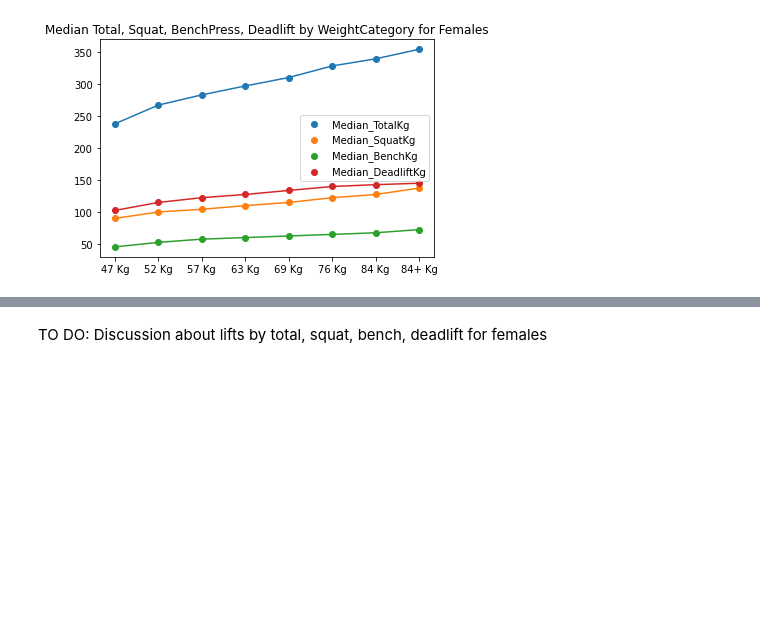
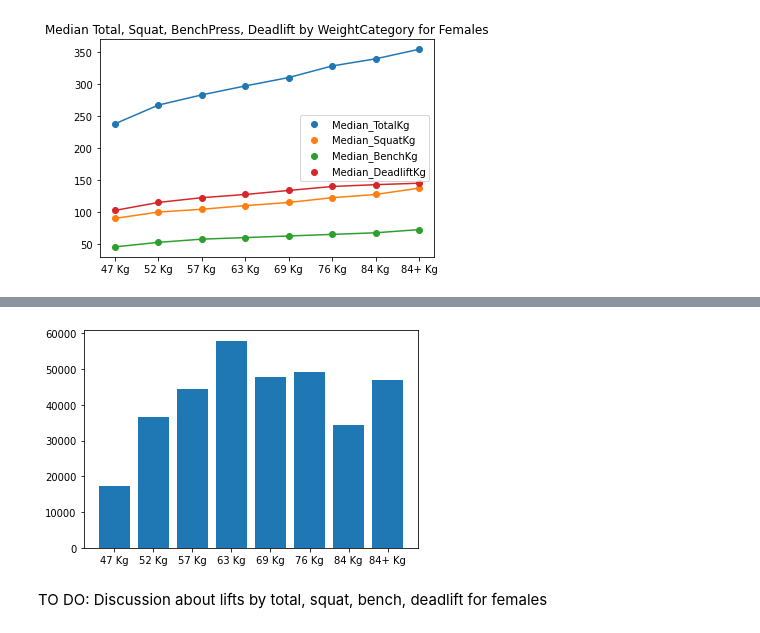
Before and after one commit to kim-jason/PowerliftingDataset, a Jupyter notebook: Powerlifting_Data_Science_Project.ipynb, the cells around one changed output, grey strips where cells are left out. Drawn from its saved outputs; the diff is of its cells as text; code cells hidden in the pictures; blank space fills up the shorter version.

```diff
--- a/Powerlifting_Data_Science_Project.ipynb
+++ b/Powerlifting_Data_Science_Project.ipynb
@@ -1074,0 +1069,4 @@ dtype: int64
+# %%
+all_lifts_female_weightcategory_count = all_lifts_female.groupby(['WeightCategory'])['WeightCategory'].count().reset_index(name='Count')
+all_lifts_female_weightcategory_count = order_female_weightcategories(all_lifts_female_weightcategory_count)
+display(all_lifts_female_weightcategory_count)
@@ -1075,3 +1083,8 @@ dtype: int64
+# %%
+plt.bar(all_lifts_female_weightcategory_count['WeightCategory'], all_lifts_female_weightcategory_count['Count'])
+plt.show()
+# %% [output]
+[figure, added]
 # %% [markdown]
 TO DO: Discussion about lifts by total, squat, bench, deadlift for females
 # %% [markdown]
```
Also changed, not shown: parts of 36 cells of this notebook.
